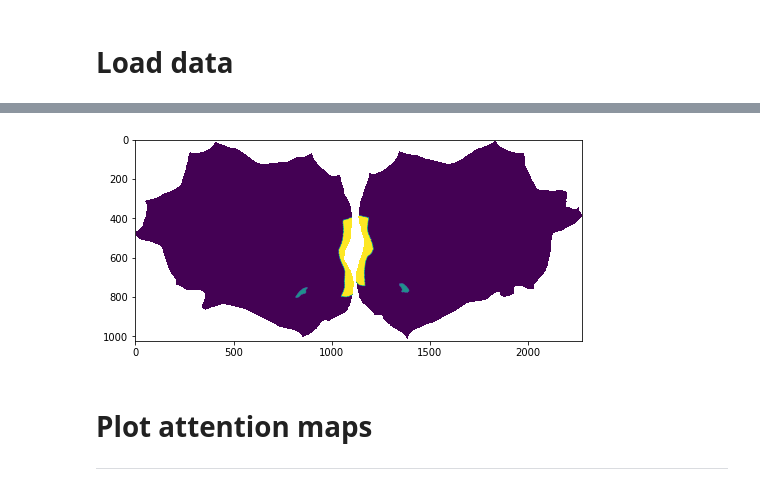
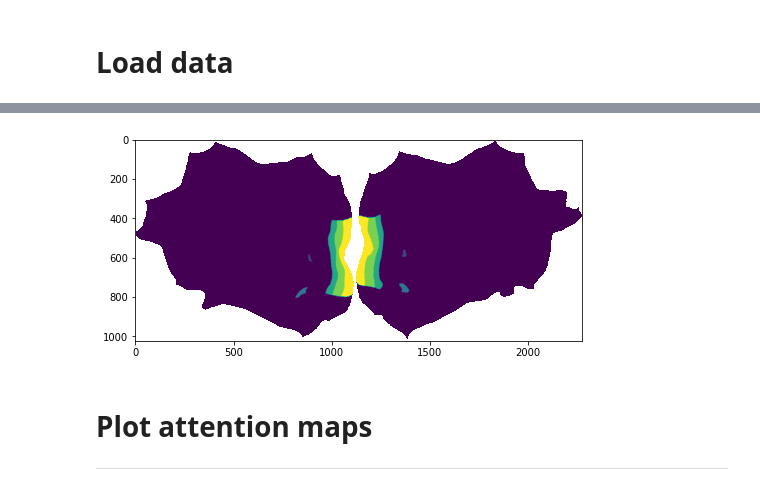
Before and after one commit to seang123/Masters-Thesis2, a Jupyter notebook: notebooks/attn_maps.ipynb, the cells around one changed output, grey strips where cells are left out. Drawn from its saved outputs; the diff is of its cells as text; code cells hidden in the pictures.

```diff
--- a/notebooks/attn_maps.ipynb
+++ b/notebooks/attn_maps.ipynb
@@ -162,35 +158,35 @@ def plot_region(region_names: list = ['FFA']):
                 glasser_regions_lh[i] = c
         idx += 1
         c -= 1/NUM_COLORS
 
     glasser_regions = np.vstack((glasser_regions_lh, glasser_regions_rh)).flatten() # (327684,)
 
     im, _ = get_flatmap(glasser_regions)
     plt.imshow(im, cmap=plt.get_cmap('viridis'))
     plt.title(f"Regins of interest: {' '.join(region_names)}")
     plt.show()
 # plot_region(['V1', 'V2', 'V3', 'FFA', 'MST'])
 
 def plot_region(region_names: list, space = 'fsaverage'):
     roi_verts = cortex.get_roi_verts(space, region_names)
 
     ffa_map = cortex.Vertex.empty(space, cmap='plasma')
     c = 1.0
     for i in region_names:
         verts = roi_verts[i]
         ffa_map.data[verts] = c
         c -= 1/len(region_names)
 
     im, extents = cortex.quickflat.make_flatmap_image(ffa_map)
     plt.figure(figsize=(8,4))
     plt.imshow(im)
     plt.show()
 
-ls = ['V1', 'FFA']
+ls = ['V1', 'V2', 'V3', 'FFA', 'MST']
 # ls = ['PPA', 'FFA', 'OFA', 'SPL1', 'IPS5', 'IPS4', 'IPS3', 'IPS2', 'IPS1', 'IPS0', 'VO2', 'VO1', 'MST', 'hMT', 'LO2', 'LO1', 'V4', 'V3B', 'V3A', 'V3', 'V2', 'V1']
 plot_region(ls, 'fsaverage')
 # %% [output]
-[figure, old version]
+[figure, new version]
 # %%
 # print(cortex.db.fsaverage.surfaces)
 # cortex.db.fsaverage.surfaces.inflated.show()
```
Also changed, not shown: parts of 36 cells of this notebook, 16 other files.
